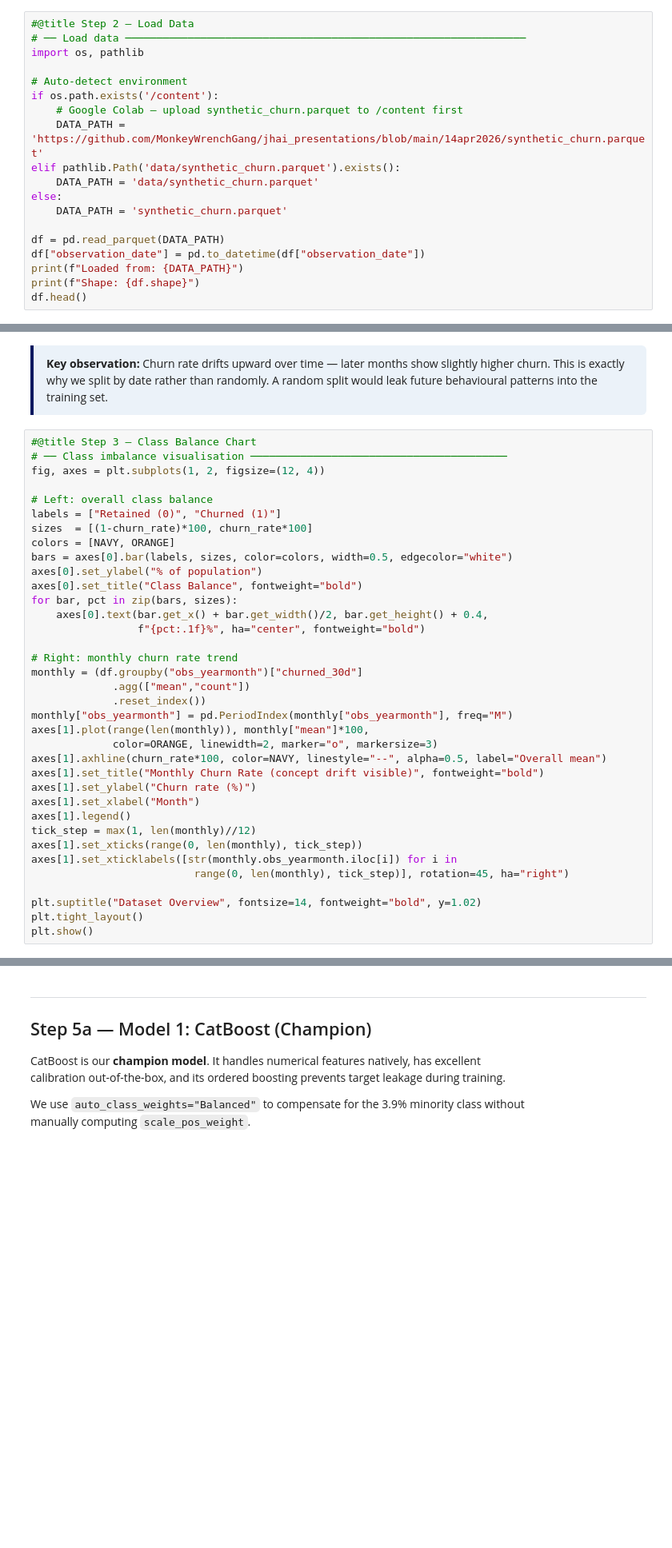
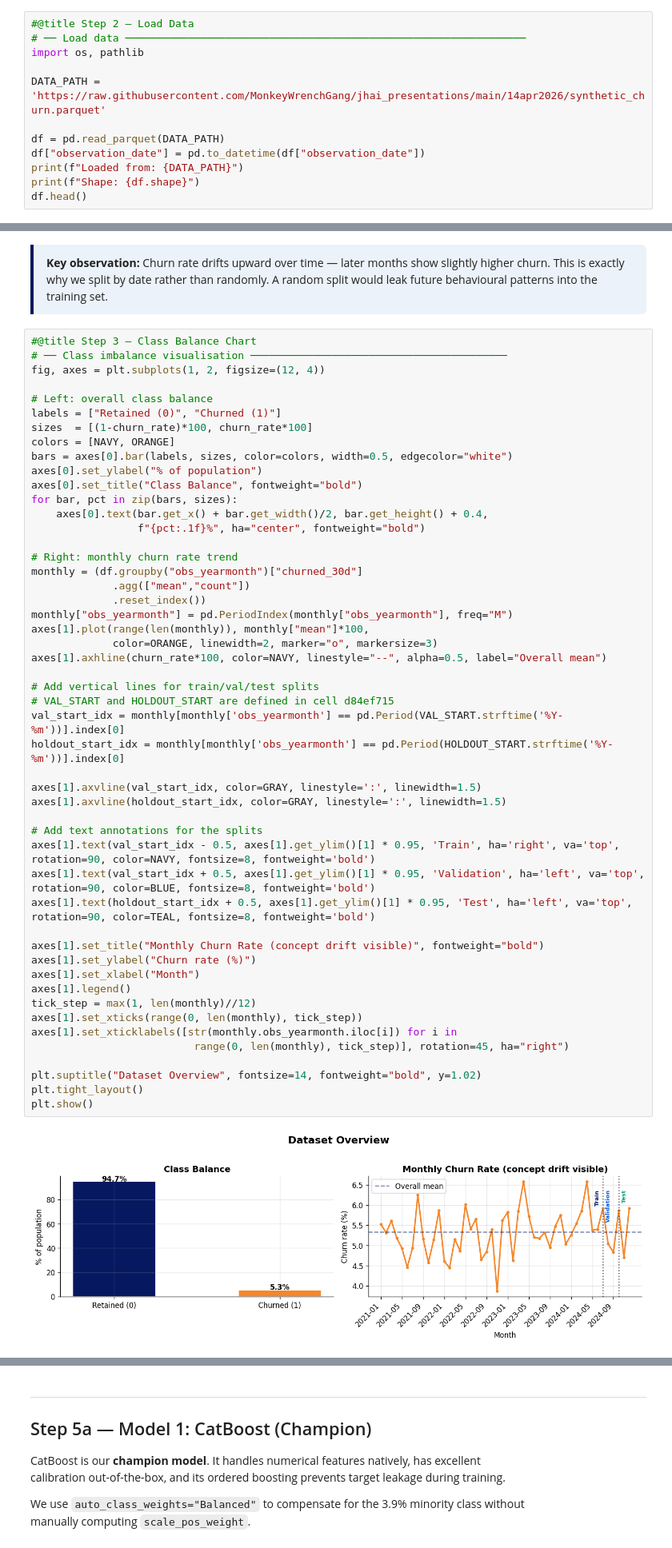
Before and after one commit to mamesjha/jhbi-paycenter-bridge, a Jupyter notebook: churn_master.ipynb, the cells around one changed output, grey strips where cells are left out. Shown at 80% size. Saved outputs shown, nothing was run; the diff lists cells and outputs as text; blank space fills up the shorter version.

```diff
--- a/churn_master.ipynb
+++ b/churn_master.ipynb
@@ -137,14 +162,7 @@ Synthetic dataset generated to mirror a mid-size community bank:
 # ── Load data ────────────────────────────────────────────────────────────────
 import os, pathlib
 
-# Auto-detect environment
-if os.path.exists('/content'):
-    # Google Colab — upload synthetic_churn.parquet to /content first
-    DATA_PATH = 'https://github.com/MonkeyWrenchGang/jhai_presentations/blob/main/14apr2026/synthetic_churn.parquet'
-elif pathlib.Path('data/synthetic_churn.parquet').exists():
-    DATA_PATH = 'data/synthetic_churn.parquet'
-else:
-    DATA_PATH = 'synthetic_churn.parquet'
+DATA_PATH = 'https://raw.githubusercontent.com/MonkeyWrenchGang/jhai_presentations/main/14apr2026/synthetic_churn.parquet'
 
 df = pd.read_parquet(DATA_PATH)
 df["observation_date"] = pd.to_datetime(df["observation_date"])
@@ -181,30 +221,46 @@ fig, axes = plt.subplots(1, 2, figsize=(12, 4))
 labels = ["Retained (0)", "Churned (1)"]
 sizes  = [(1-churn_rate)*100, churn_rate*100]
 colors = [NAVY, ORANGE]
 bars = axes[0].bar(labels, sizes, color=colors, width=0.5, edgecolor="white")
 axes[0].set_ylabel("% of population")
 axes[0].set_title("Class Balance", fontweight="bold")
 for bar, pct in zip(bars, sizes):
     axes[0].text(bar.get_x() + bar.get_width()/2, bar.get_height() + 0.4,
                  f"{pct:.1f}%", ha="center", fontweight="bold")
 
 # Right: monthly churn rate trend
 monthly = (df.groupby("obs_yearmonth")["churned_30d"]
              .agg(["mean","count"])
              .reset_index())
 monthly["obs_yearmonth"] = pd.PeriodIndex(monthly["obs_yearmonth"], freq="M")
 axes[1].plot(range(len(monthly)), monthly["mean"]*100,
              color=ORANGE, linewidth=2, marker="o", markersize=3)
 axes[1].axhline(churn_rate*100, color=NAVY, linestyle="--", alpha=0.5, label="Overall mean")
+
+# Add vertical lines for train/val/test splits
+# VAL_START and HOLDOUT_START are defined in cell d84ef715
+val_start_idx = monthly[monthly['obs_yearmonth'] == pd.Period(VAL_START.strftime('%Y-%m'))].index[0]
+holdout_start_idx = monthly[monthly['obs_yearmonth'] == pd.Period(HOLDOUT_START.strftime('%Y-%m'))].index[0]
+
+axes[1].axvline(val_start_idx, color=GRAY, linestyle=':', linewidth=1.5)
+axes[1].axvline(holdout_start_idx, color=GRAY, linestyle=':', linewidth=1.5)
+
+# Add text annotations for the splits
+axes[1].text(val_start_idx - 0.5, axes[1].get_ylim()[1] * 0.95, 'Train', ha='right', va='top', rotation=90, color=NAVY, fontsize=8, fontweight='bold')
+axes[1].text(val_start_idx + 0.5, axes[1].get_ylim()[1] * 0.95, 'Validation', ha='left', va='top', rotation=90, color=BLUE, fontsize=8, fontweight='bold')
+axes[1].text(holdout_start_idx + 0.5, axes[1].get_ylim()[1] * 0.95, 'Test', ha='left', va='top', rotation=90, color=TEAL, fontsize=8, fontweight='bold')
+
 axes[1].set_title("Monthly Churn Rate (concept drift visible)", fontweight="bold")
 axes[1].set_ylabel("Churn rate (%)")
 axes[1].set_xlabel("Month")
 axes[1].legend()
 tick_step = max(1, len(monthly)//12)
 axes[1].set_xticks(range(0, len(monthly), tick_step))
 axes[1].set_xticklabels([str(monthly.obs_yearmonth.iloc[i]) for i in
                           range(0, len(monthly), tick_step)], rotation=45, ha="right")
 
 plt.suptitle("Dataset Overview", fontsize=14, fontweight="bold", y=1.02)
 plt.tight_layout()
 plt.show()
+# %% [output]
+[figure, added]
```
Also changed, not shown: parts of 36 cells of this notebook.
